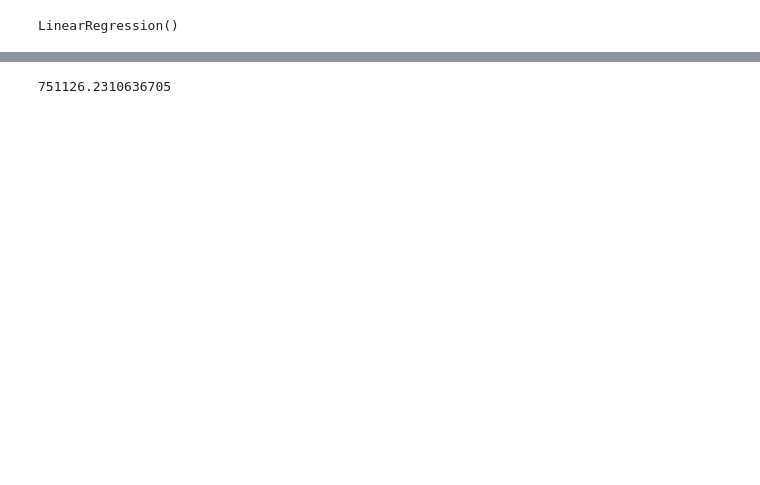
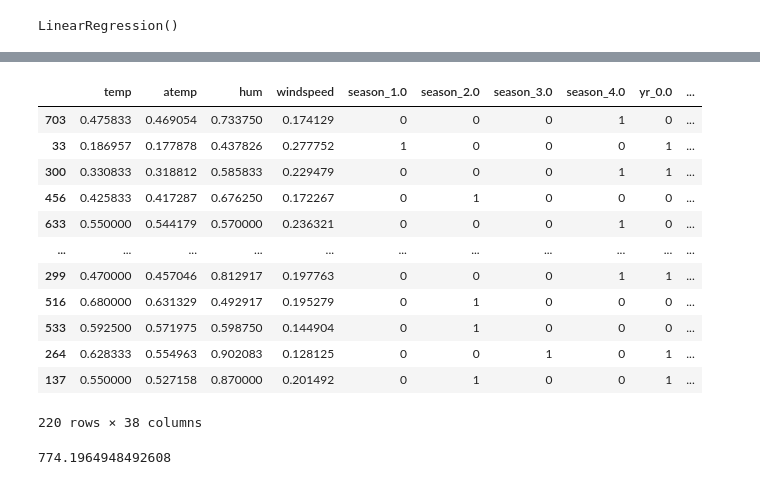
Before and after one commit to Ayush-Patel-10/DS-5220_Assignments, a Jupyter notebook: problem-4.ipynb, the cells around one changed output, grey strips where cells are left out. Drawn from its saved outputs; the diff is of its cells as text; code cells hidden in the pictures; blank space fills up the shorter version.

```diff
--- a/problem-4.ipynb
+++ b/problem-4.ipynb
@@ -144,9 +143,25 @@ r2_score(y_train, pred)
+# %%
+X_test
+# %% [output]
+|  | temp | atemp | hum | windspeed | season_1.0 | season_2.0 | season_3.0 | season_4.0 | yr_0.0 | ... |
+| 703 | 0.475833 | 0.469054 | 0.733750 | 0.174129 | 0 | 0 | 0 | 1 | 0 | ... |
+| 33 | 0.186957 | 0.177878 | 0.437826 | 0.277752 | 1 | 0 | 0 | 0 | 1 | ... |
+| 300 | 0.330833 | 0.318812 | 0.585833 | 0.229479 | 0 | 0 | 0 | 1 | 1 | ... |
+| 456 | 0.425833 | 0.417287 | 0.676250 | 0.172267 | 0 | 1 | 0 | 0 | 0 | ... |
+| 633 | 0.550000 | 0.544179 | 0.570000 | 0.236321 | 0 | 0 | 0 | 1 | 0 | ... |
+| ... | ... | ... | ... | ... | ... | ... | ... | ... | ... | ... |
+| 299 | 0.470000 | 0.457046 | 0.812917 | 0.197763 | 0 | 0 | 0 | 1 | 1 | ... |
+| 516 | 0.680000 | 0.631329 | 0.492917 | 0.195279 | 0 | 1 | 0 | 0 | 0 | ... |
+| 533 | 0.592500 | 0.571975 | 0.598750 | 0.144904 | 0 | 1 | 0 | 0 | 0 | ... |
+| 264 | 0.628333 | 0.554963 | 0.902083 | 0.128125 | 0 | 0 | 1 | 0 | 1 | ... |
+| 137 | 0.550000 | 0.527158 | 0.870000 | 0.201492 | 0 | 1 | 0 | 0 | 1 | ... |
+220 rows × 38 columns
 # %%
 y_pred = LR.predict(X_test)
 # %%
-mean_squared_error(y_test, y_pred)
+mean_squared_error(y_test, y_pred,squared=False)
 # %% [output]
-751126.2310636705
+774.1964948492608
 # %%
 r2_score(y_test,y_pred)
 # %% [output]
```
Also changed, not shown: parts of 11 cells of this notebook.
